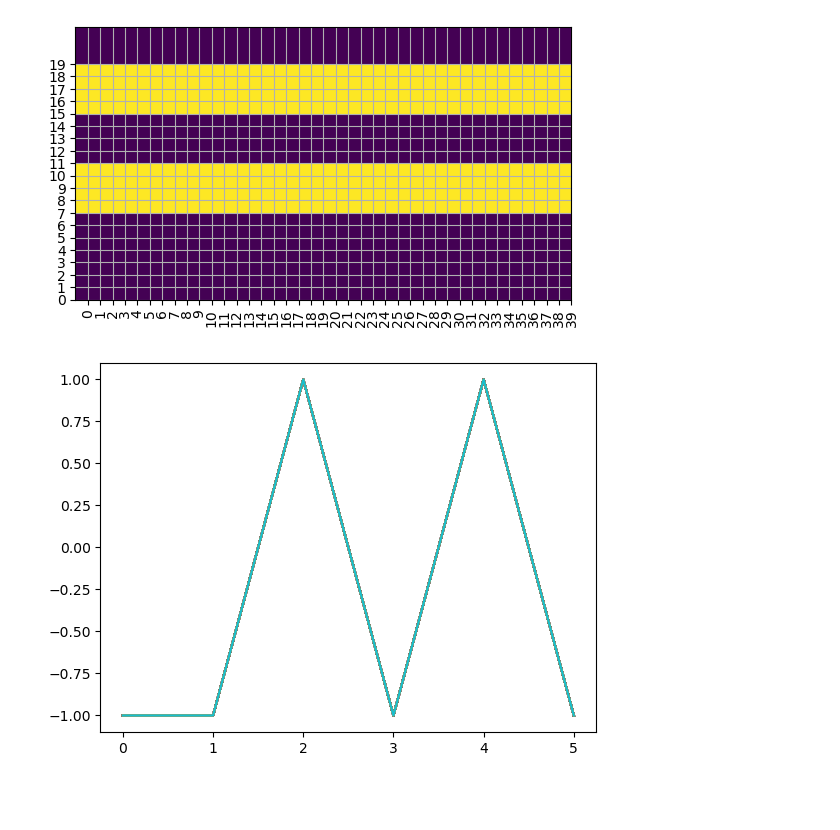
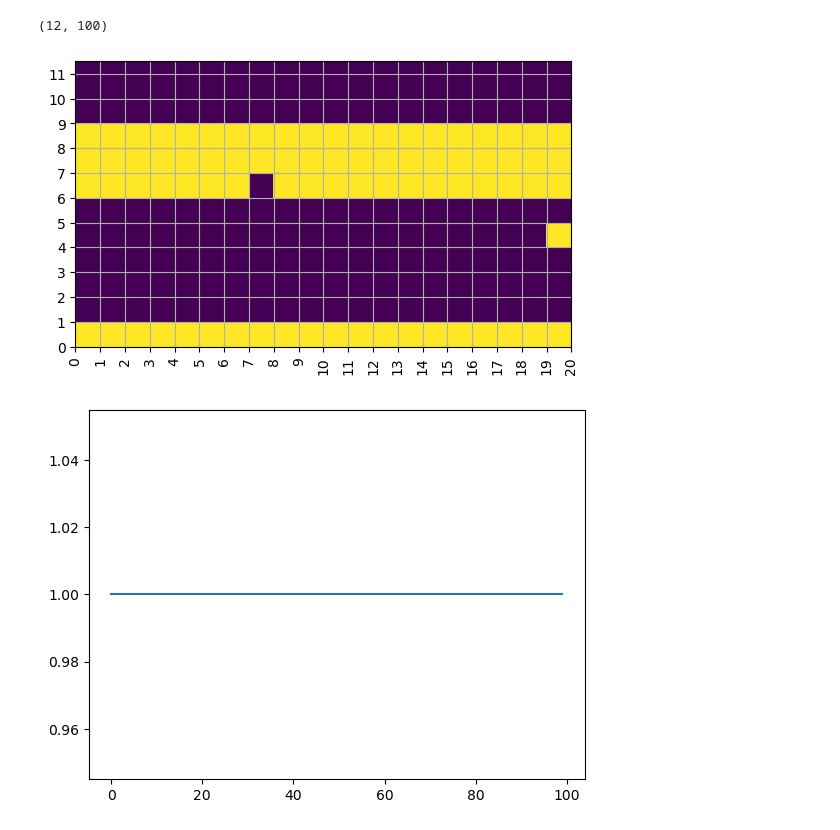
Before and after one commit to shepai/Chaos-Robotics, a Jupyter notebook: Simulation/cpg.ipynb, the cells around one changed output. Cells and saved outputs as stored; diff of their text form; code cells hidden in the pictures; blank space fills up the shorter version.

```diff
--- a/Simulation/cpg.ipynb
+++ b/Simulation/cpg.ipynb
@@ -52,6 +47,10 @@ cpg.set_genes(genotype)
+# %%
+cpg=CPG(12,1)
 # %%
-
-a=np.ones((100,6,2))
+inputs=np.random.normal(0,2,(12,))
+genotype=np.random.normal(0,1,(cpg.num_genes))
+cpg.set_genes(genotype)
+a=np.ones((100,12,))
 for i in range(100):
     cpg.step(inputs,0.01)
     instruct=np.tanh(cpg.output)
@@ -82,40 +69,43 @@ plt.show()
 # %%
-cpg=CPG(6,2,2)
-inputs=np.random.normal(0,5,(6,))
-genotype=np.load("/its/home/drs25/Documents/RL_and_Evolve/Simwork/Krab/model_cpg_noRendA.npy")
+cpg=CPG(12,0.2)
+inputs=np.random.normal(0,5,(12,))
+#genotype=np.load("/its/home/drs25/Documents/RL_and_Evolve/Simwork/Krab/model_cpg_noRendA.npy")
 
-cpg.set_genes(genotype[11])
+cpg.set_genes(genotype)
 
-
+genotype=np.random.normal(0,1,(cpg.num_genes))
 SIZE=100
-a=np.ones((SIZE,6,2))
+a=np.ones((SIZE,12))
 image=np.zeros((SIZE,12))
 #cpg.set_genes(genotype+np.random.normal(0,6,(cpg.num_genes)))
 for i in range(SIZE):
     cpg.step(inputs,0.01)
     instruct=np.tanh(cpg.output)
     instruct[instruct<0]=-1
     instruct[instruct>=0]=1
     a[i]=instruct
     #plt.imshow(instruct.reshape(12,1))
     #plt.pause(0.05)
     clear_output()
     image[i]=instruct.reshape(12,)
 
 CUT=40
 buffer=20
 fig = plt.figure()
 ax = fig.add_subplot(111)
-plt.imshow(image[CUT:CUT+buffer].T)
-plt.yticks([i/2 for i in range(buffer)],[i for i in range(buffer)])
-plt.xticks([i/2 for i in range(buffer*2)],[i for i in range(buffer*2)],rotation=90)
-plt.ylim([0,11])
+print(image.T.shape)
+plt.imshow(image.T[:,CUT:CUT+buffer])
+plt.yticks([i-0.5 for i in range(buffer)],[i for i in range(buffer)])
+plt.xticks([i-0.5 for i in range(buffer*2)],[i for i in range(buffer*2)],rotation=90)
+plt.ylim([-0.5,11])
+plt.xlim([-0.5,19.5])
 plt.grid()
 plt.show()
 
 plt.plot(np.squeeze(a.T[0]))
 
 plt.show()
 # %% [output]
+(12, 100)
-[figure, old version]
+[figure, new version]
-[figure, old version]
+[figure, new version]
```
Also changed, not shown: parts of 4 cells of this notebook.
